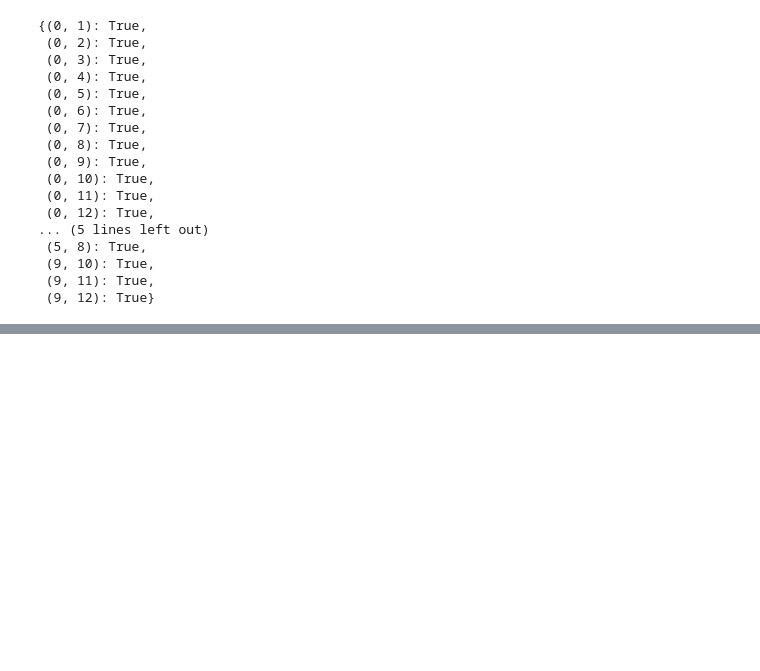
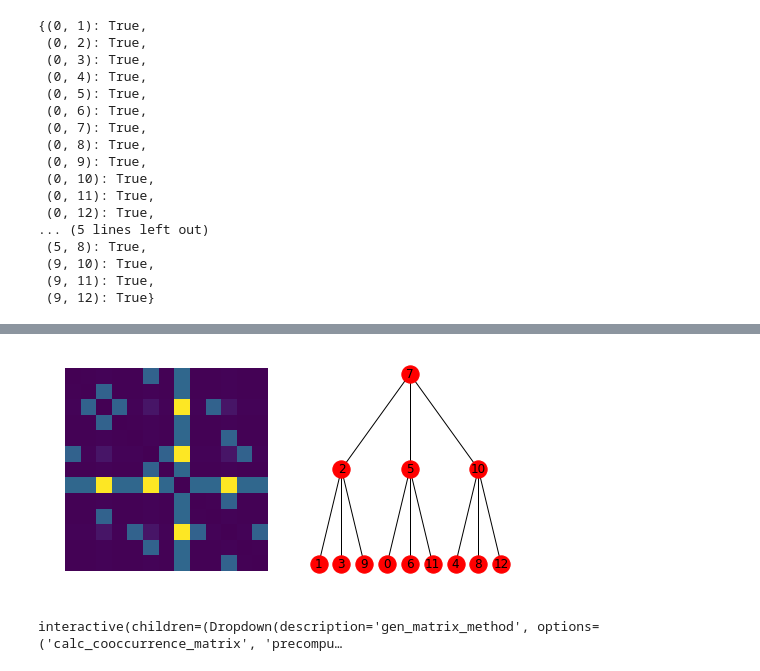
Before and after one commit to aleveren/ucsd-research, a Jupyter notebook: simple-hier-topic-model/topic_cooccurrence.ipynb, the cells around one changed output, grey strips where cells are left out. Drawn from its saved outputs; the diff is of its cells as text; code cells hidden in the pictures; blank space fills up the shorter version.

Commit message:
Experimenting with more tree-extraction heuristics

```diff
--- a/simple-hier-topic-model/topic_cooccurrence.ipynb
+++ b/simple-hier-topic-model/topic_cooccurrence.ipynb
@@ -627,0 +678,3 @@ nx.get_edge_attributes(g, "weight")
+# %%
+t = extract1(zzz)
+nx.draw(t, pos=bfs_layout(t, sources=[t.graph["root"]]), with_labels=True)
@@ -627,0 +683,17 @@ nx.get_edge_attributes(g, "weight")
+# %%
+def nicesubplots(rows, cols, scale=4, **kwargs):
+    dims = np.array([rows, cols])
+    return plt.subplots(*dims, figsize = dims[::-1] * scale, **kwargs)
+# %%
+def demo_extraction(extract_func, input_matrix, permute_seed = None):
+    fig, ax = nicesubplots(1, 2)
+    for a in ax:
+        a.axis('off')
+
+    if permute_seed is not None and permute_seed >= 0:
+        rand = np.random.RandomState(permute_seed)
+        input_matrix = permute_square(input_matrix, perm = rand.permutation(input_matrix.shape[0]))
+
+    ax[0].imshow(without_diag(input_matrix))
+    t = extract_func(input_matrix)
+    nx.draw(t, pos=bfs_layout(t, sources=[t.graph['root']]), with_labels=True)
@@ -627,0 +714,17 @@ nx.get_edge_attributes(g, "weight")
+# %%
+demo_extraction(extract1, R, permute_seed = 3)
+# %% [output]
+[figure, added]
+# %%
+ipw.interact(
+    widget_demo_extraction,
+    extract_func = ipw.fixed(extract1),
+    precomputed = ipw.fixed(zzz),
+    gen_matrix_method = ["calc_cooccurrence_matrix", "precomputed"],
+    alpha_leaves = ipw.FloatText(0.01),
+    alpha_depths = ipw.FloatText(1),
+    branching_factors = ipw.Text("3,3"),
+    permute_seed = ipw.IntText(-1),
+);
+# %% [output]
+interactive(children=(Dropdown(description='gen_matrix_method', options=('calc_cooccurrence_matrix', 'precompu…
```
Also changed, not shown: parts of 13 cells of this notebook.
